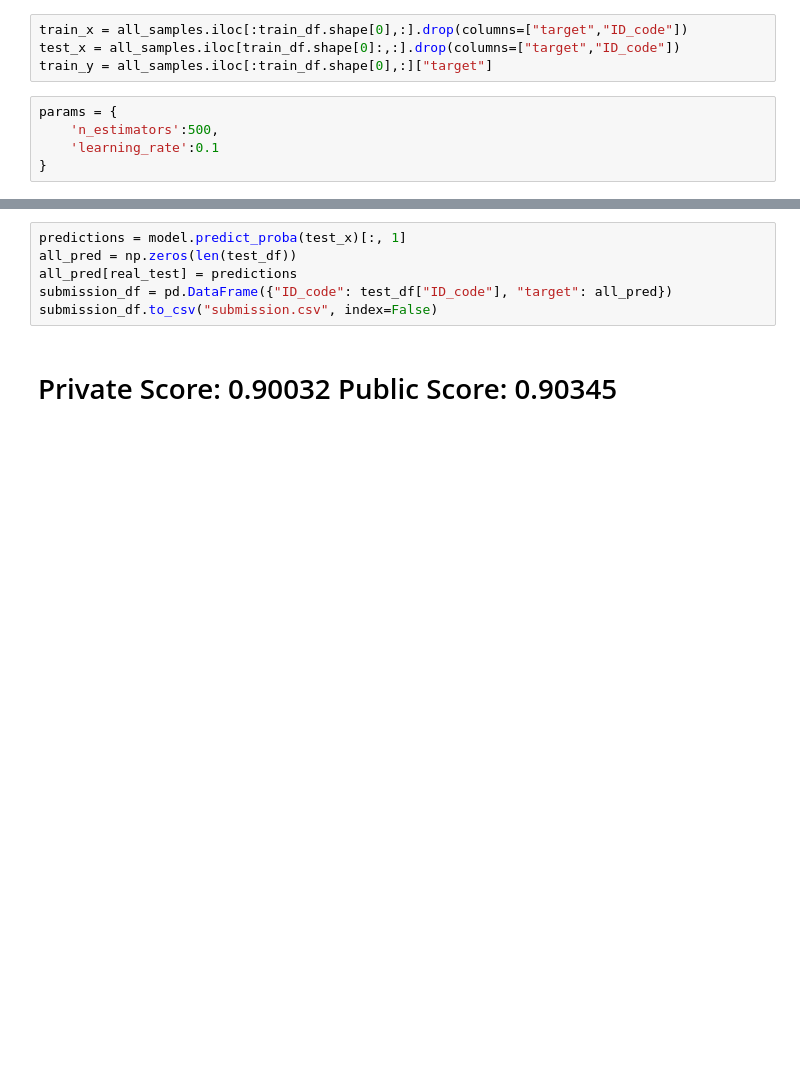
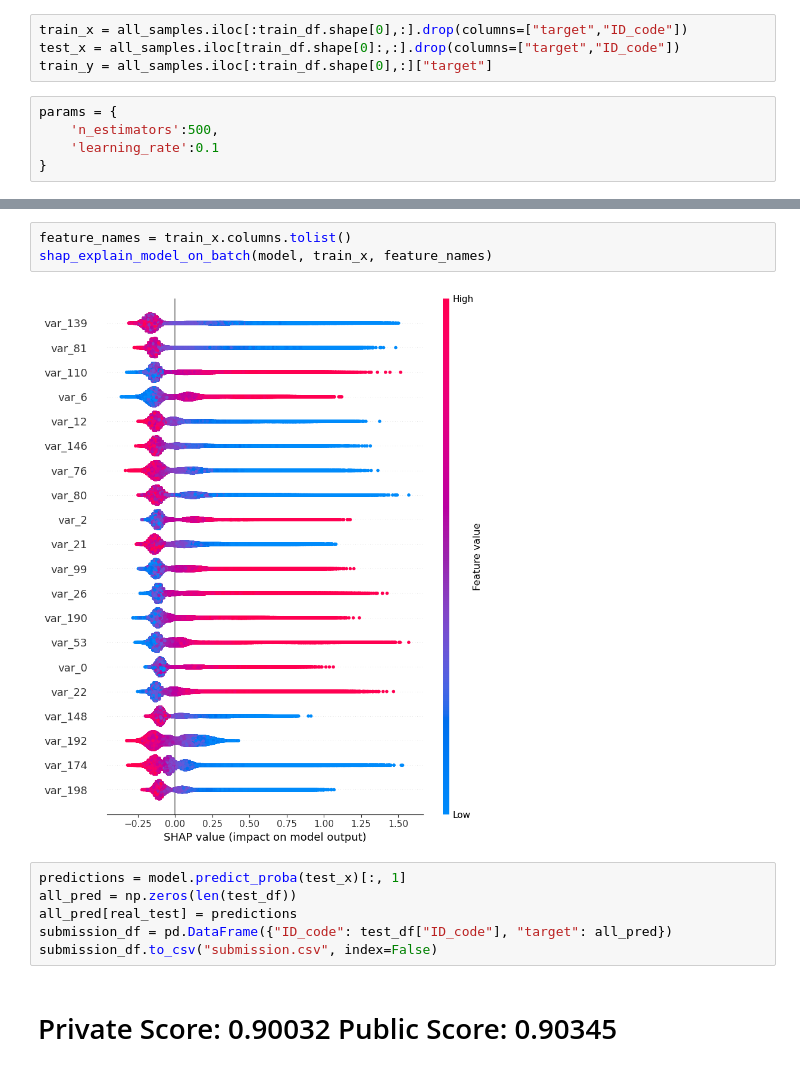
Before and after one commit to MilesQLi/Miles_Data_Science_Collection, a Jupyter notebook: SantanderCustomerTransactionPrediction/main.ipynb, the cells around one changed output, grey strips where cells are left out. Drawn from its saved outputs; the diff is of its cells as text; blank space fills up the shorter version.

```diff
--- a/SantanderCustomerTransactionPrediction/main.ipynb
+++ b/SantanderCustomerTransactionPrediction/main.ipynb
@@ -102,6 +102,11 @@ Evaluated only: auc
 [figure]
 Best Iteration (based on validation AUROC): 500
 Best Validation AUROC: 0.8983
+# %%
+feature_names = train_x.columns.tolist()
+shap_explain_model_on_batch(model, train_x, feature_names)
+# %% [output]
+[figure, added]
 # %%
 predictions = model.predict_proba(test_x)[:, 1]
 all_pred = np.zeros(len(test_df))
```
Also changed, not shown: parts of 1 cell of this notebook, 3 other files.
